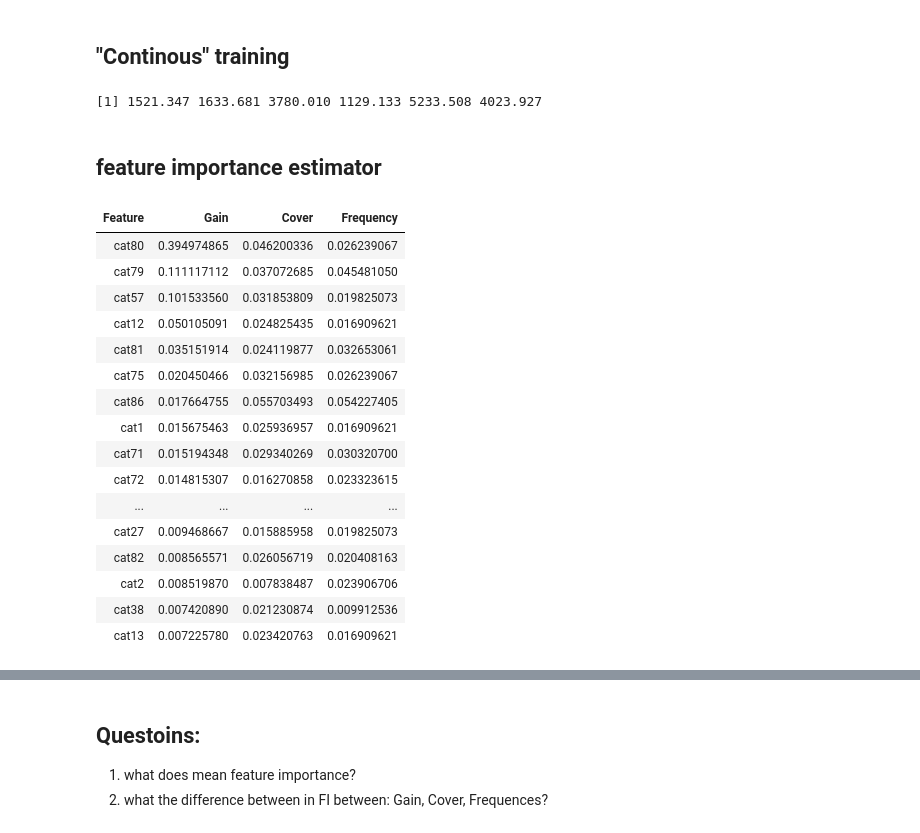
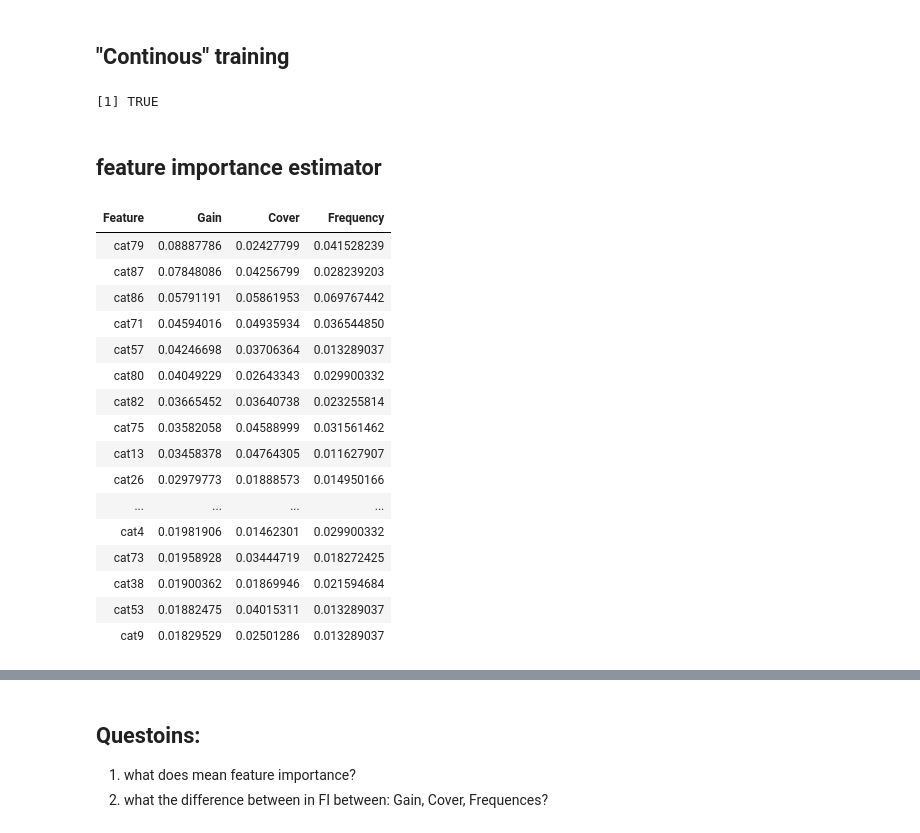
Before and after one commit to dataworkshop/whyr_xgboost, a Jupyter notebook: src/advanced_model.ipynb, the cells around one changed output, grey strips where cells are left out. Drawn from its saved outputs; the diff is of its cells as text; code cells hidden in the pictures.

```diff
--- a/src/advanced_model.ipynb
+++ b/src/advanced_model.ipynb
@@ -69,7 +69,7 @@ xgb_params = list(
 model = xgb.train(
     xgb_params,
     dtrain,
-    nrounds=30,
+    nrounds=10,
     maximize = F)
 # %% [markdown]
 ## save and load model
@@ -224,7 +225,7 @@ xgb_params = list(
 model = xgb.train(
     xgb_params,
     dtrain,
-    nrounds=30,
+    nrounds=10,
     maximize = F)
 # %% [markdown]
 ## "Continous" training
@@ -241,33 +242,33 @@ setinfo(dtrain, "base_margin", ptrain)
 model = xgb.train(
     xgb_params,
     dtrain,
-    nrounds=2,
+    nrounds=10,
     maximize = F)
 # %% [output]
-[1] 1521.347 1633.681 3780.010 1129.133 5233.508 4023.927
+[1] TRUE
 # %% [markdown]
 ## feature importance estimator
 # %%
-importance <- xgb.importance(feature_names = names(df_all), model = model)
+importance <- xgb.importance(feature_names = names(df_train), model = model)
 head(importance, 20)
 # %% [output]
 | Feature | Gain | Cover | Frequency |
-| cat80 | 0.394974865 | 0.046200336 | 0.026239067 |
-| cat79 | 0.111117112 | 0.037072685 | 0.045481050 |
-| cat57 | 0.101533560 | 0.031853809 | 0.019825073 |
-| cat12 | 0.050105091 | 0.024825435 | 0.016909621 |
-| cat81 | 0.035151914 | 0.024119877 | 0.032653061 |
-| cat75 | 0.020450466 | 0.032156985 | 0.026239067 |
-| cat86 | 0.017664755 | 0.055703493 | 0.054227405 |
-| cat1 | 0.015675463 | 0.025936957 | 0.016909621 |
-| cat71 | 0.015194348 | 0.029340269 | 0.030320700 |
-| cat72 | 0.014815307 | 0.016270858 | 0.023323615 |
+| cat79 | 0.08887786 | 0.02427799 | 0.041528239 |
+| cat87 | 0.07848086 | 0.04256799 | 0.028239203 |
+| cat86 | 0.05791191 | 0.05861953 | 0.069767442 |
+| cat71 | 0.04594016 | 0.04935934 | 0.036544850 |
+| cat57 | 0.04246698 | 0.03706364 | 0.013289037 |
+| cat80 | 0.04049229 | 0.02643343 | 0.029900332 |
+| cat82 | 0.03665452 | 0.03640738 | 0.023255814 |
+| cat75 | 0.03582058 | 0.04588999 | 0.031561462 |
+| cat13 | 0.03458378 | 0.04764305 | 0.011627907 |
+| cat26 | 0.02979773 | 0.01888573 | 0.014950166 |
 | ... | ... | ... | ... |
-| cat27 | 0.009468667 | 0.015885958 | 0.019825073 |
-| cat82 | 0.008565571 | 0.026056719 | 0.020408163 |
-| cat2 | 0.008519870 | 0.007838487 | 0.023906706 |
-| cat38 | 0.007420890 | 0.021230874 | 0.009912536 |
-| cat13 | 0.007225780 | 0.023420763 | 0.016909621 |
+| cat4 | 0.01981906 | 0.01462301 | 0.029900332 |
+| cat73 | 0.01958928 | 0.03444719 | 0.018272425 |
+| cat38 | 0.01900362 | 0.01869946 | 0.021594684 |
+| cat53 | 0.01882475 | 0.04015311 | 0.013289037 |
+| cat9 | 0.01829529 | 0.02501286 | 0.013289037 |
 # %%
 #install.packages("ggplot2")
 #install.packages("Ckmeans.1d.dp")
```
Also changed, not shown: parts of 8 cells of this notebook, 1 other file.
